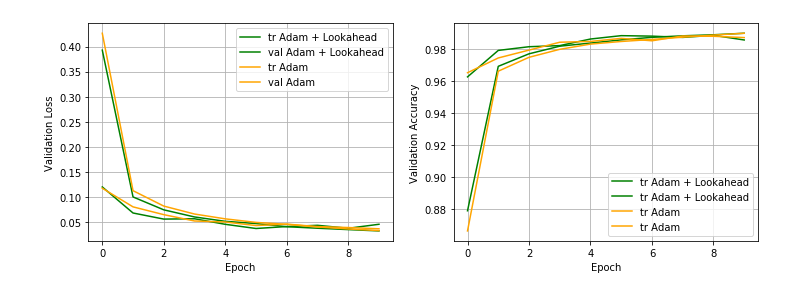
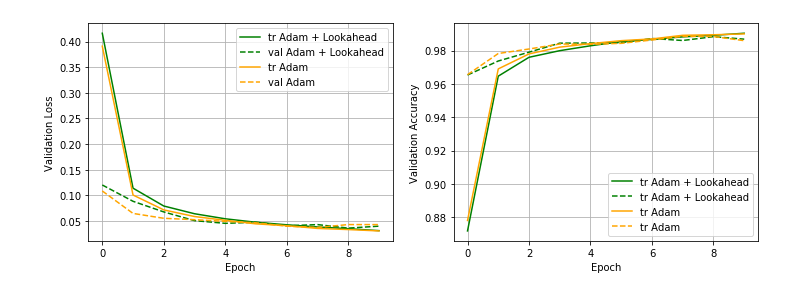
Before and after one commit to Connah-rs/lookahead, a Jupyter notebook: mnist_test.ipynb, the cells around one changed output. Cells and saved outputs as stored; diff of their text form; code cells hidden in the pictures.

Commit message:
ready to train

```diff
--- a/mnist_test.ipynb
+++ b/mnist_test.ipynb
@@ -36,38 +54,49 @@ class CNN(nn.Module):
 # %%
 device = "cuda:0"
 
-optimizers = [Lookahead(torch.optim.Adam(model.parameters())), torch.optim.Adam(model.parameters())] #TODO: test other lookahead params
+
 results = []
-for opt in optimizers:
-    model = CNN()
-    loss_function = nn.CrossEntropyLoss()
-    opt = Lookahead(torch.optim.Adam(model.parameters()))
 
-    trial = torchbearer.Trial(model, opt, loss_function, metrics=['loss', 'accuracy']).to(device)
-    trial.with_generators(trainloader, val_generator=valloader)
-    results.append(trial.run(epochs=10))
+# Adam + Lookahead
+model = CNN()
+loss_function = nn.CrossEntropyLoss()
+opt = Lookahead(torch.optim.Adam(model.parameters()))
+
+trial = torchbearer.Trial(model, opt, loss_function, metrics=['loss', 'accuracy']).to(device)
+trial.with_generators(trainloader, val_generator=valloader)
+results.append(trial.run(epochs=10))
+
+
+# Adam
+model = CNN()
+loss_function = nn.CrossEntropyLoss()
+opt = torch.optim.Adam(model.parameters())
+
+trial = torchbearer.Trial(model, opt, loss_function, metrics=['loss', 'accuracy']).to(device)
+trial.with_generators(trainloader, val_generator=valloader)
+results.append(trial.run(epochs=10))
 # %%
 import matplotlib.pyplot as plt
 import pandas as pd
 
 fig, ax = plt.subplots(ncols=2, nrows=1, figsize=(12,4))
 labels = ['Adam + Lookahead', 'Adam']
 colors = ['green', 'orange']
 for result, label, color in zip(results, labels, colors):
     ax[0].plot(pd.DataFrame(result)['loss'], label='tr '+label, c=color)
-    ax[0].plot(pd.DataFrame(result)['val_loss'], label='val '+label, c=color)
+    ax[0].plot(pd.DataFrame(result)['val_loss'], label='val '+label, c=color, linestyle='dashed')
     ax[1].plot(pd.DataFrame(result)['acc'], label='tr '+label, c=color)
-    ax[1].plot(pd.DataFrame(result)['val_acc'], label='tr '+label, c=color)
+    ax[1].plot(pd.DataFrame(result)['val_acc'], label='tr '+label, c=color, linestyle='dashed')
 
 ax[0].set_ylabel("Validation Loss")
 ax[1].set_ylabel("Validation Accuracy")
 ax[0].set_xlabel("Epoch")
 ax[1].set_xlabel("Epoch")
 
 ax[0].grid(True)
 ax[0].legend()
 ax[1].grid(True)
 ax[1].legend()
 plt.show()
 # %% [output]
-[figure, old version]
+[figure, new version]
```
Also changed, not shown: parts of 1 cell of this notebook, 3 other files.
